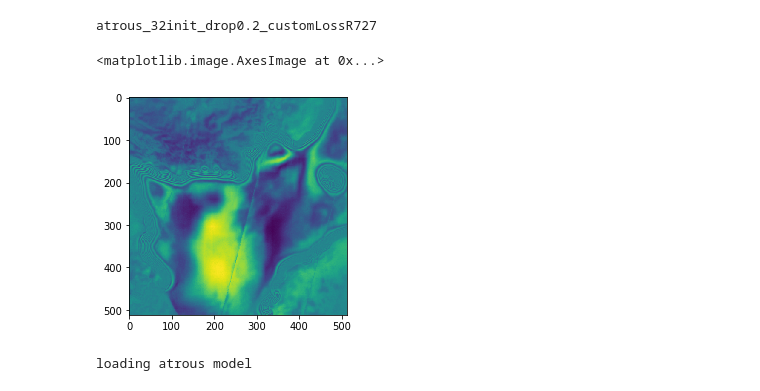
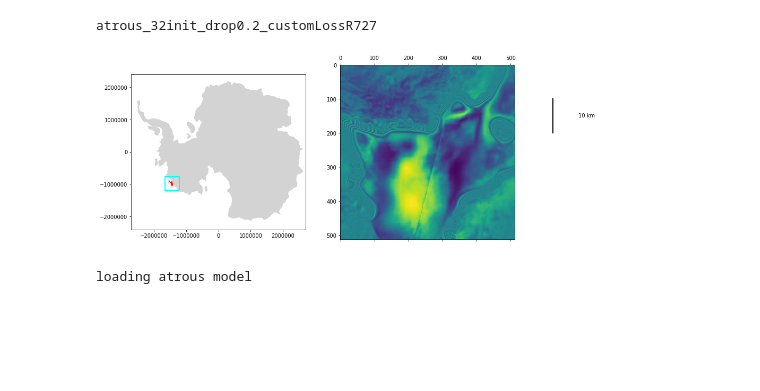
Before and after one commit to yaramohajerani/GL_learning, a Jupyter notebook: model_investigation.ipynb, the cells around one changed output. Drawn from its saved outputs; the diff is of its cells as text; code cells hidden in the pictures; blank space fills up the shorter version.

```diff
--- a/model_investigation.ipynb
+++ b/model_investigation.ipynb
@@ -47,8 +48,40 @@ fname = 'gl_069_181124-181130-181206-181212_013745-024816-013920-024991_T110456_
 file_ind = fileList.index('coco_%s.npy'%fname)
 im = np.load(os.path.join(test_dir,fileList[file_ind]))
 h,wi,ch = im.shape
-# %%
-plt.imshow(im[:,:,0])
-# %% [output]
-<matplotlib.image.AxesImage at 0x...>
-[figure, removed]
+# %%
+#-- also read the corresponding shapefile
+shpfile = os.path.join(output_dir,'geocoded_v1','stitched.dir','atrous_32init_drop0.2_customLossR727.dir',\
+                       'shapefiles.dir','%s_6.0km.shp'%fname.split('_x')[0])
+gdf = gpd.read_file(shpfile)
+# %%
+x,y = gdf['geometry'][4].coords.xy
+x,y = np.array(x),np.array(y)
+x1 = x.min() - 2e5
+x2 = x.max() + 2e5
+y1 = y.min() - 2e5
+y2 = y.max() + 2e5
+# %%
+fig,ax = plt.subplots(1,3,figsize=(20,10))
+
+world = gpd.read_file(gpd.datasets.get_path('naturalearth_lowres'))
+world = world.to_crs(gdf.crs)
+world.plot(ax=ax[0],color='lightgray', edgecolor='lightgray')
+ax[0].set_xlim([-2700000,2700000])
+ax[0].set_ylim([-2400000,2400000])
+# ax[0].set_xlim([-2600000,1.6e6])
+# ax[0].set_ylim([-2200000,1.6e6])
+gdf.plot(ax=ax[0],color='red', edgecolor='red')
+ax[0].plot([x1,x1,x2,x2,x1],[y1,y2,y2,y1,y1],color='cyan',linewidth=2)
+
+ax[1].matshow(im[:,:,0])
+#-- add scale bar
+ax[2].set_xlim([0,wi])
+ax[2].set_ylim([h,0])
+ax[2].plot([10,10],[100,200],color='black',linewidth=2.)
+ax[2].text(110,150,'10 km',horizontalalignment='center',\
+    verticalalignment='center', color='black')
+ax[2].axis('off')
+for i in range(3):
+    ax[i].set_aspect('equal')
+# %% [output]
+[figure, added]
```
Also changed, not shown: parts of 3 cells of this notebook.
